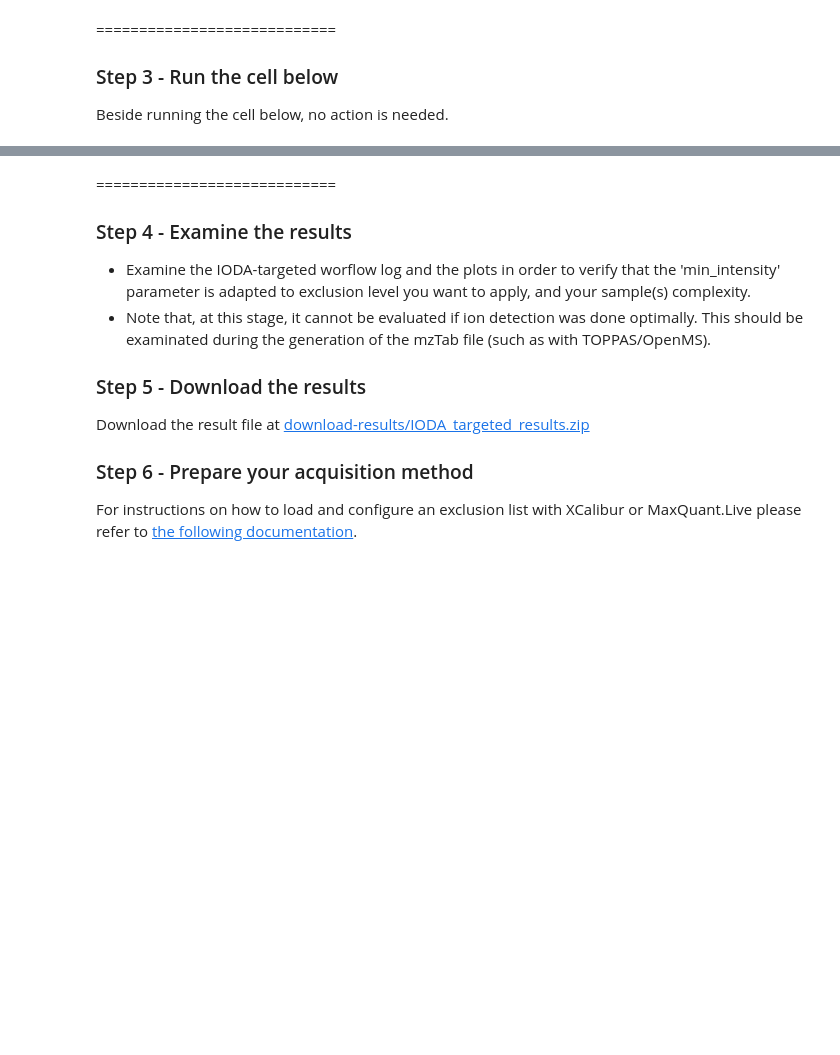
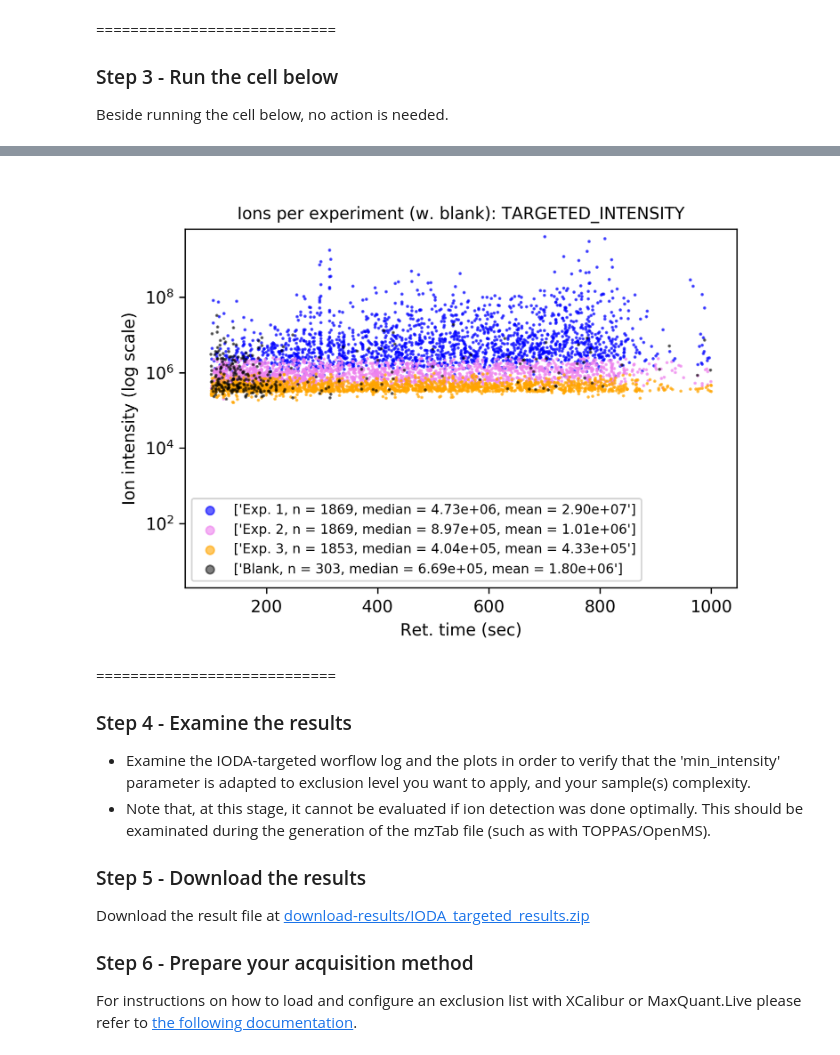
Before and after one commit to lfnothias/IODA_MS, a Jupyter notebook: IODA_targeted_from_mztab.ipynb, the cells around one changed output, grey strips where cells are left out. Drawn from its saved outputs; the diff is of its cells as text; code cells hidden in the pictures; blank space fills up the shorter version.

```diff
--- a/IODA_targeted_from_mztab.ipynb
+++ b/IODA_targeted_from_mztab.ipynb
@@ -75,5 +86,7 @@ Image("results_targeted/intermediate_files/injection_blank_shared_TARGETED_RATIO
 # %%
-Image("results_targeted/intermediate_files/injection_blank_shared_TARGETED_INTENSITY_scatter_view.png")
+Image("results_targeted/intermediate_files/experiment_blank_shared_TARGETED_INTENSITY_scatter_view.png")
+# %% [output]
+[figure, added]
 # %% [markdown]
 ============================
 ### Step 4 - Examine the results
@@ -84,7 +97,7 @@ Image("results_targeted/intermediate_files/injection_blank_shared_TARGETED_INTEN
 ### Step 5 - Download the results
 
 Download the result file at
-[download-results/IODA_targeted_results.zip](download-results/IODA_targeted_from_mzTab.zip?download=1)
+[download-results/IODA_targeted_results.zip](download-results/IODA_targeted_results.zip?download=1)
 
 ### Step 6 - Prepare your acquisition method
 For instructions on how to load and configure an exclusion list with XCalibur or MaxQuant.Live please refer to [the following documentation](nothing).
```
Also changed, not shown: parts of 4 cells of this notebook, 7 other files.
